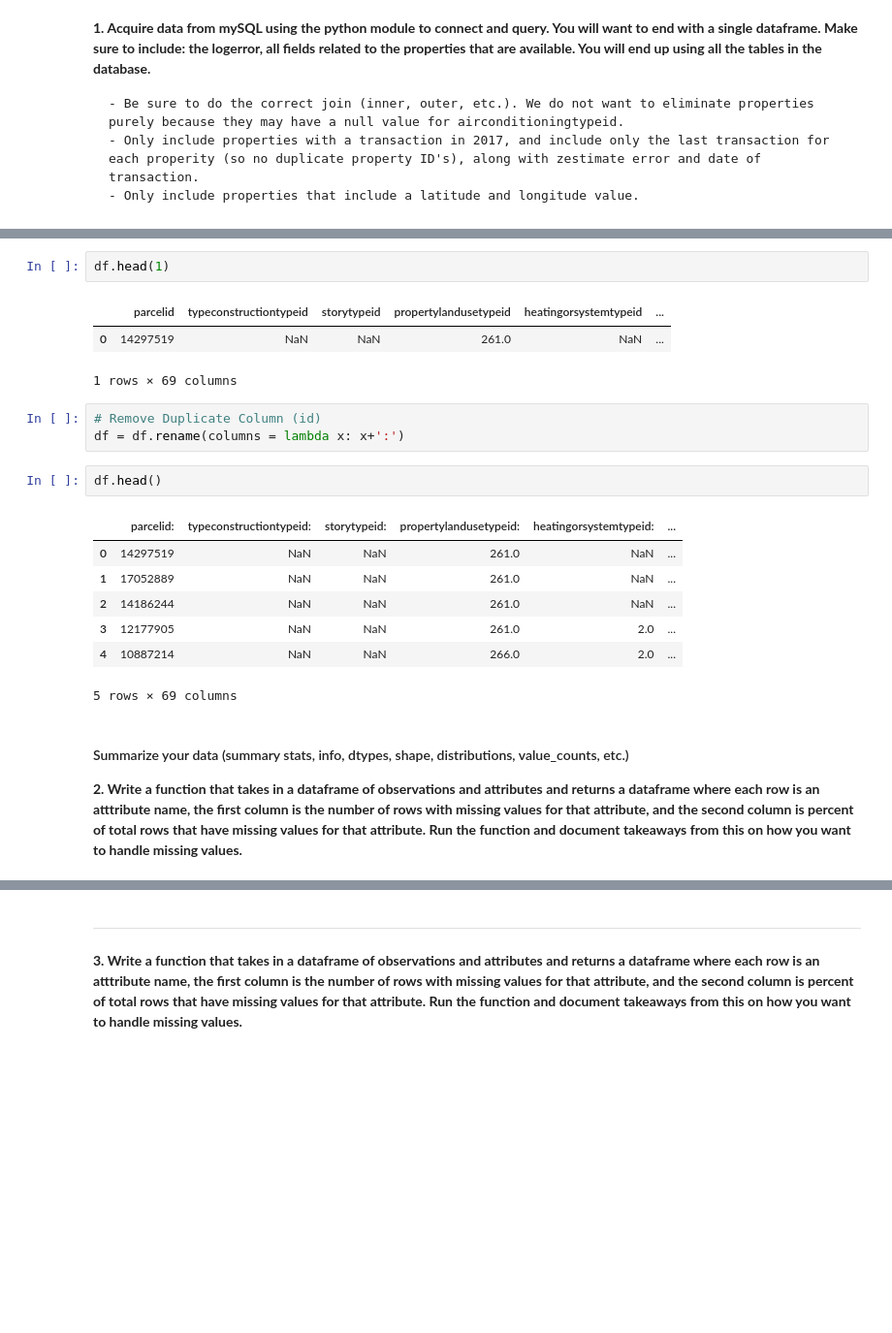
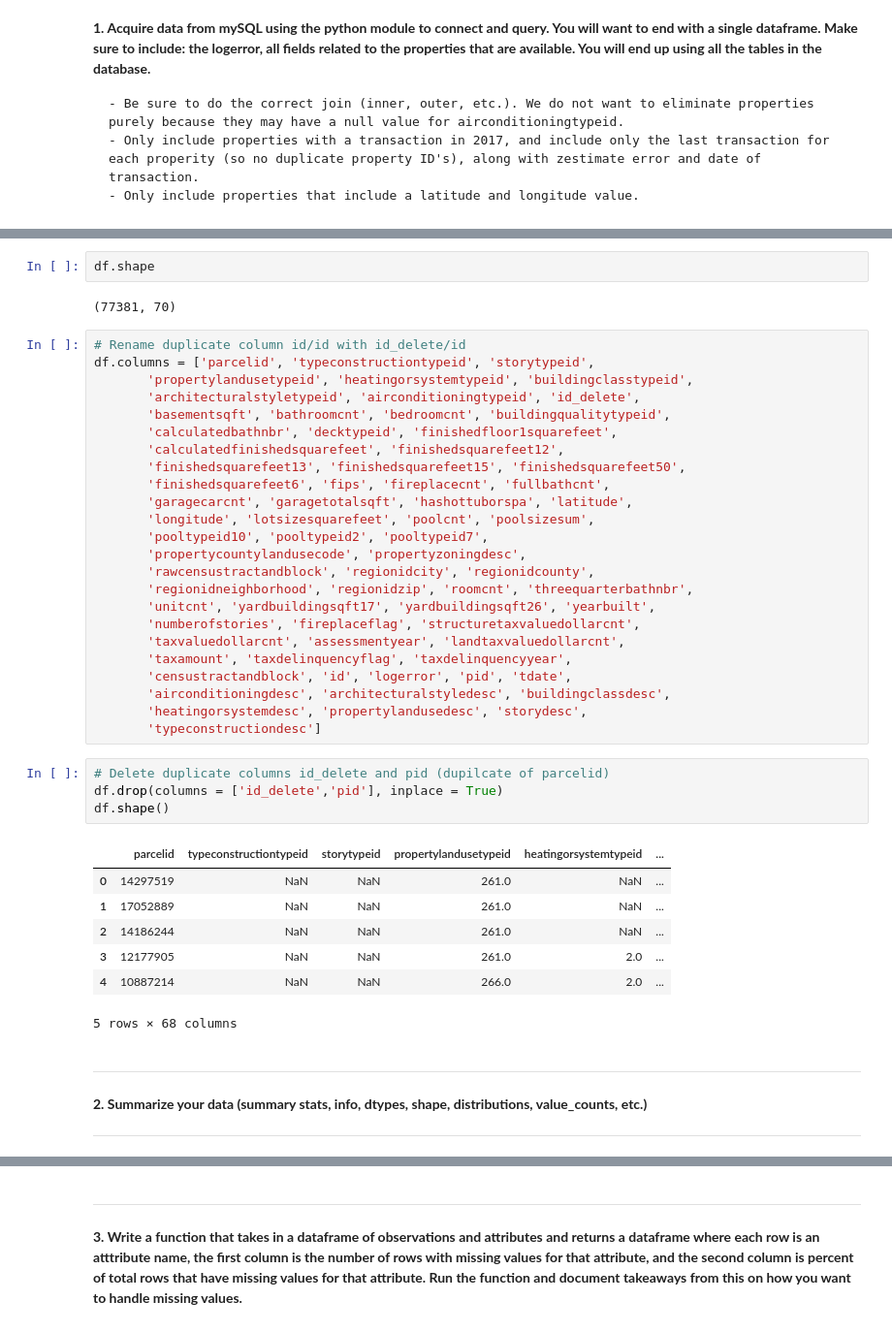
Before and after one commit to CSolitaire/clustering-exercises, a Jupyter notebook: zillow.ipynb, the cells around one changed output, grey strips where cells are left out. Shown at 97% size. Drawn from its saved outputs; the diff is of its cells as text; blank space fills up the shorter version.

Commit message:
Finally removed duplicate values

```diff
--- a/zillow.ipynb
+++ b/zillow.ipynb
@@ -34,27 +35,50 @@ from sklearn.preprocessing import PolynomialFeatures
 df = acquire.get_zillow_data(cached=True)
-# %%
-df.head(1)
-# %% [output]
-|  | parcelid | typeconstructiontypeid | storytypeid | propertylandusetypeid | heatingorsystemtypeid | ... |
-| 0 | 14297519 | NaN | NaN | 261.0 | NaN | ... |
-1 rows × 69 columns
-# %%
-# Remove Duplicate Column (id)
-df = df.rename(columns = lambda x: x+':')
 # %%
-df.head()
+df.shape
 # %% [output]
-|  | parcelid: | typeconstructiontypeid: | storytypeid: | propertylandusetypeid: | heatingorsystemtypeid: | ... |
-| 0 | 14297519 | NaN | NaN | 261.0 | NaN | ... |
-| 1 | 17052889 | NaN | NaN | 261.0 | NaN | ... |
-| 2 | 14186244 | NaN | NaN | 261.0 | NaN | ... |
-| 3 | 12177905 | NaN | NaN | 261.0 | 2.0 | ... |
-| 4 | 10887214 | NaN | NaN | 266.0 | 2.0 | ... |
-5 rows × 69 columns
+(77381, 70)
-# %% [markdown]
-#### Summarize your data (summary stats, info, dtypes, shape, distributions, value_counts, etc.)
-
-**2. Write a function that takes in a dataframe of observations and attributes and returns a dataframe where each row is an atttribute name, the first column is the number of rows with missing values for that attribute, and the second column is percent of total rows that have missing values for that attribute. Run the function and document takeaways from this on how you want to handle missing values.**
+# %%
+# Rename duplicate column id/id with id_delete/id
+df.columns = ['parcelid', 'typeconstructiontypeid', 'storytypeid',
+       'propertylandusetypeid', 'heatingorsystemtypeid', 'buildingclasstypeid',
+       'architecturalstyletypeid', 'airconditioningtypeid', 'id_delete',
+       'basementsqft', 'bathroomcnt', 'bedroomcnt', 'buildingqualitytypeid',
+       'calculatedbathnbr', 'decktypeid', 'finishedfloor1squarefeet',
+       'calculatedfinishedsquarefeet', 'finishedsquarefeet12',
+       'finishedsquarefeet13', 'finishedsquarefeet15', 'finishedsquarefeet50',
+       'finishedsquarefeet6', 'fips', 'fireplacecnt', 'fullbathcnt',
+       'garagecarcnt', 'garagetotalsqft', 'hashottuborspa', 'latitude',
+       'longitude', 'lotsizesquarefeet', 'poolcnt', 'poolsizesum',
+       'pooltypeid10', 'pooltypeid2', 'pooltypeid7',
+       'propertycountylandusecode', 'propertyzoningdesc',
+       'rawcensustractandblock', 'regionidcity', 'regionidcounty',
+       'regionidneighborhood', 'regionidzip', 'roomcnt', 'threequarterbathnbr',
+       'unitcnt', 'yardbuildingsqft17', 'yardbuildingsqft26', 'yearbuilt',
+       'numberofstories', 'fireplaceflag', 'structuretaxvaluedollarcnt',
+       'taxvaluedollarcnt', 'assessmentyear', 'landtaxvaluedollarcnt',
+       'taxamount', 'taxdelinquencyflag', 'taxdelinquencyyear',
+       'censustractandblock', 'id', 'logerror', 'pid', 'tdate',
+       'airconditioningdesc', 'architecturalstyledesc', 'buildingclassdesc',
+       'heatingorsystemdesc', 'propertylandusedesc', 'storydesc',
+       'typeconstructiondesc']
+# %%
+# Delete duplicate columns id_delete and pid (dupilcate of parcelid)
+df.drop(columns = ['id_delete','pid'], inplace = True)
+df.shape()
+# %% [output]
+|  | parcelid | typeconstructiontypeid | storytypeid | propertylandusetypeid | heatingorsystemtypeid | ... |
+| 0 | 14297519 | NaN | NaN | 261.0 | NaN | ... |
+| 1 | 17052889 | NaN | NaN | 261.0 | NaN | ... |
+| 2 | 14186244 | NaN | NaN | 261.0 | NaN | ... |
+| 3 | 12177905 | NaN | NaN | 261.0 | 2.0 | ... |
+| 4 | 10887214 | NaN | NaN | 266.0 | 2.0 | ... |
+5 rows × 68 columns
+# %% [markdown]
+***
+
+**2. Summarize your data (summary stats, info, dtypes, shape, distributions, value_counts, etc.)**
+
+***
 # %%
 def df_summary(df):
     print('The shape of the df:')
```
Also changed, not shown: parts of 3 cells of this notebook.
